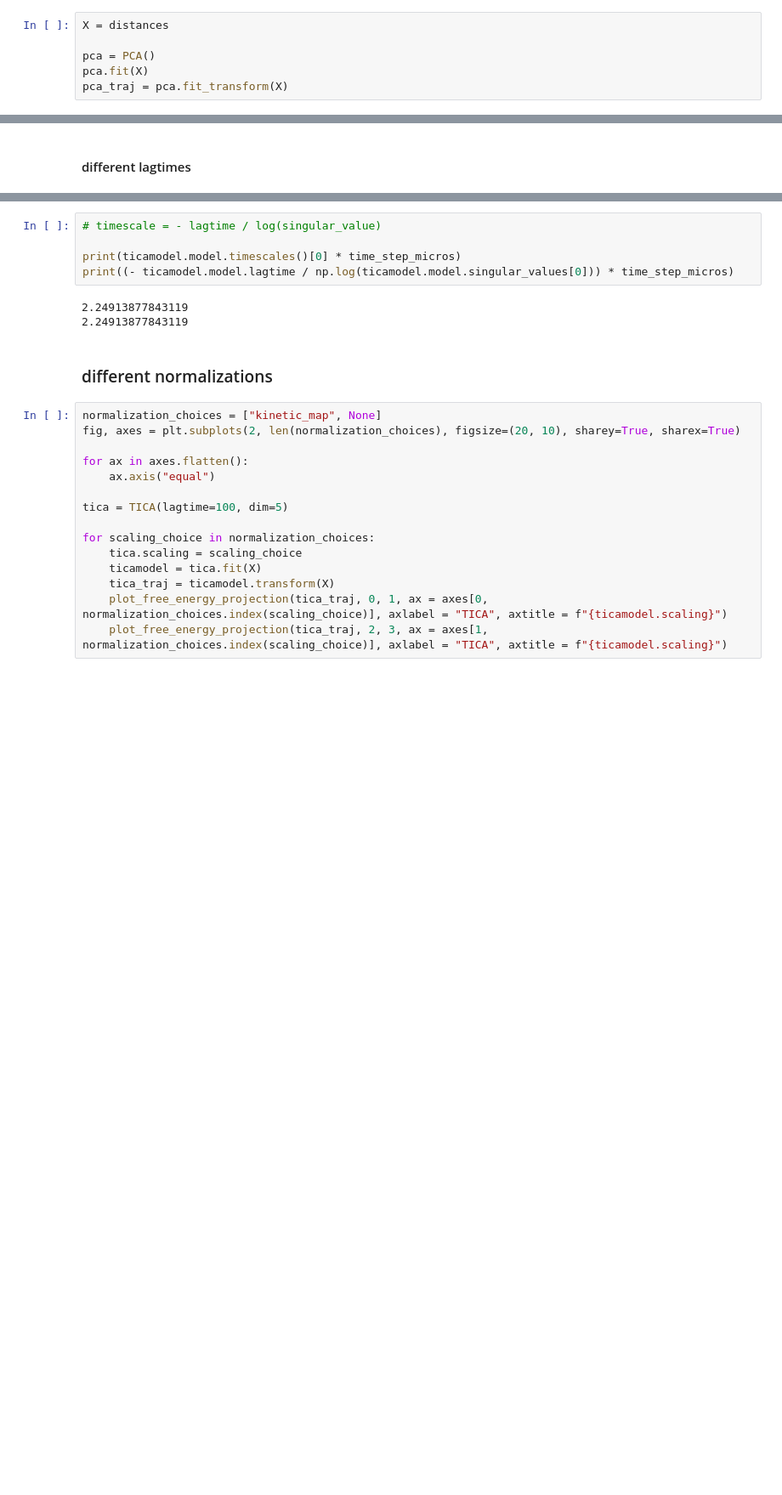
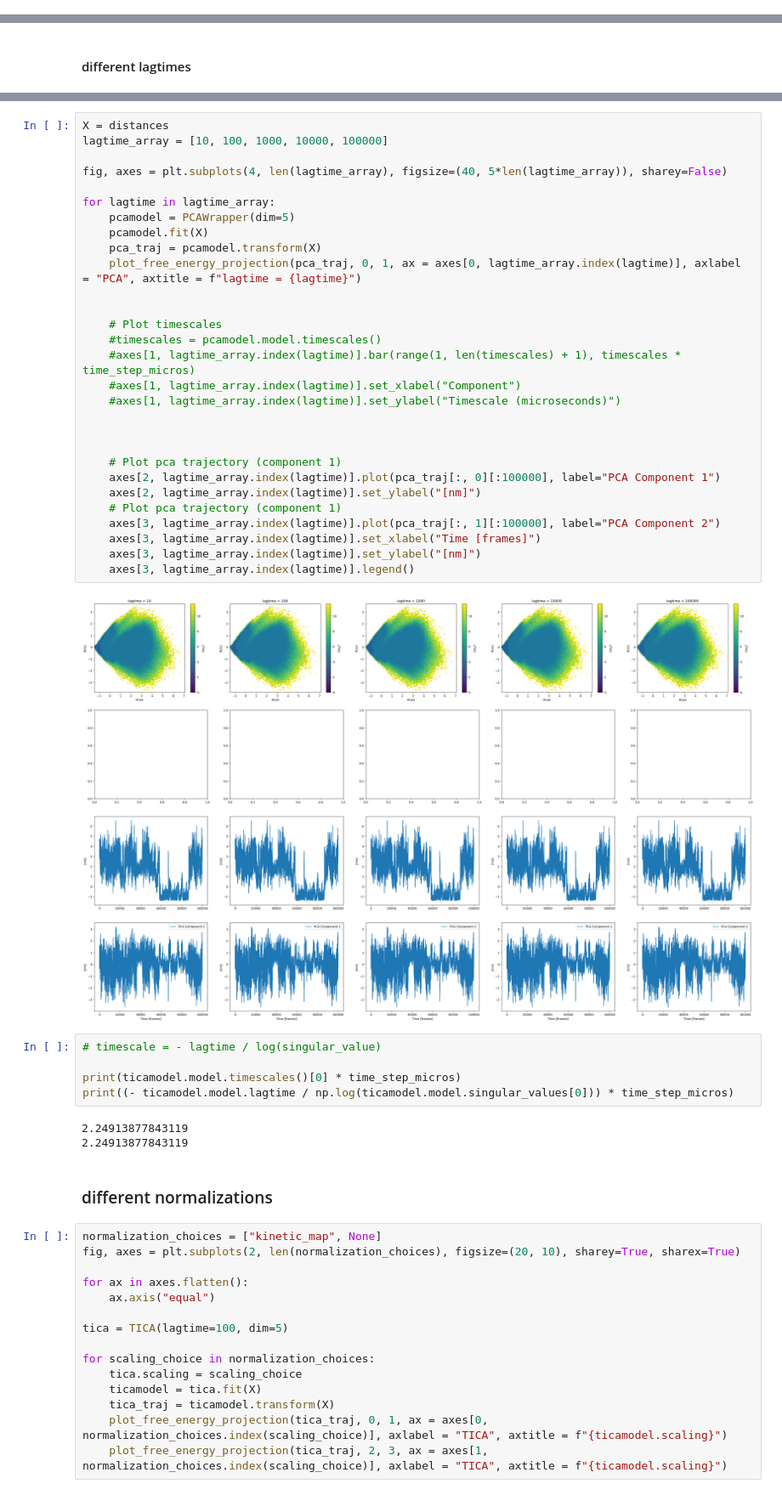
Before and after one commit to miriamzara/MSM, a Jupyter notebook: step_2new_dimensionality_reduction.ipynb, the cells around one changed output, grey strips where cells are left out. Shown at 85% size. Drawn from its saved outputs; the diff is of its cells as text; blank space fills up the shorter version.

```diff
--- a/step_2new_dimensionality_reduction.ipynb
+++ b/step_2new_dimensionality_reduction.ipynb
@@ -89,8 +120,2 @@ def plot_free_energy_projection(dimred_traj, component_x, component_y, ax = None
-# %%
-X = distances
-
-pca = PCA()
-pca.fit(X)
-pca_traj = pca.fit_transform(X)
 # %% [markdown]
 ---
@@ -131,3 +249,34 @@ for lagtime in lagtime_array:
+# %%
+X = distances
+lagtime_array = [10, 100, 1000, 10000, 100000]
+
+fig, axes = plt.subplots(4, len(lagtime_array), figsize=(40, 5*len(lagtime_array)), sharey=False)
+
+for lagtime in lagtime_array:
+    pcamodel = PCAWrapper(dim=5)
+    pcamodel.fit(X)
+    pca_traj = pcamodel.transform(X)
+    plot_free_energy_projection(pca_traj, 0, 1, ax = axes[0, lagtime_array.index(lagtime)], axlabel = "PCA", axtitle = f"lagtime = {lagtime}")
+
+
+    # Plot timescales
+    #timescales = pcamodel.model.timescales()
+    #axes[1, lagtime_array.index(lagtime)].bar(range(1, len(timescales) + 1), timescales * time_step_micros)
+    #axes[1, lagtime_array.index(lagtime)].set_xlabel("Component")
+    #axes[1, lagtime_array.index(lagtime)].set_ylabel("Timescale (microseconds)")
+
+
+
+    # Plot pca trajectory (component 1)
+    axes[2, lagtime_array.index(lagtime)].plot(pca_traj[:, 0][:100000], label="PCA Component 1")
+    axes[2, lagtime_array.index(lagtime)].set_ylabel("[nm]")
+    # Plot pca trajectory (component 1)
+    axes[3, lagtime_array.index(lagtime)].plot(pca_traj[:, 1][:100000], label="PCA Component 2")
+    axes[3, lagtime_array.index(lagtime)].set_xlabel("Time [frames]")
+    axes[3, lagtime_array.index(lagtime)].set_ylabel("[nm]")
+    axes[3, lagtime_array.index(lagtime)].legend()
+# %% [output]
+[figure, added]
 # %%
 # timescale = - lagtime / log(singular_value)
 
```
Also changed, not shown: parts of 11 cells of this notebook.
